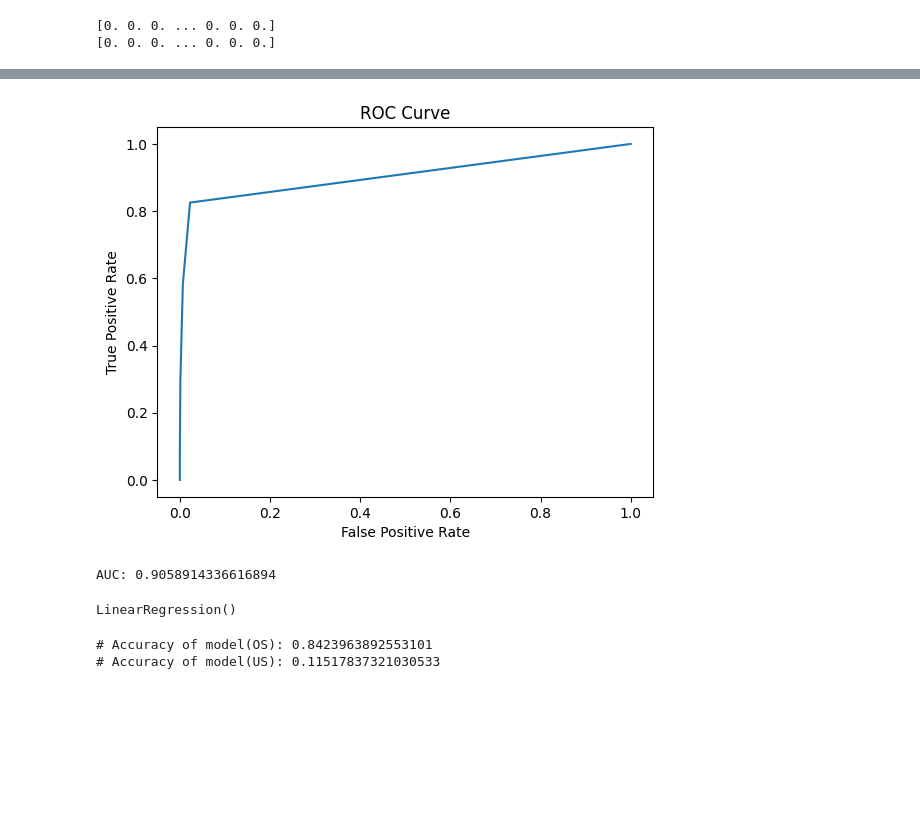
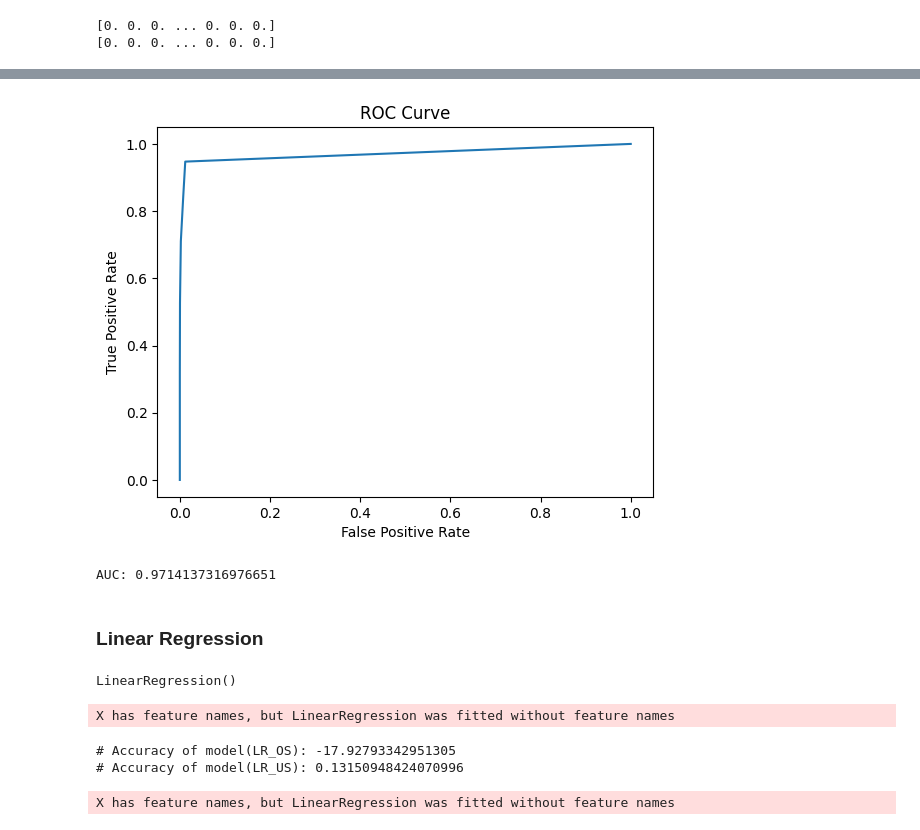
Before and after one commit to muhammed-elsherif/Machine-Learning, a Jupyter notebook: numerical.ipynb, the cells around one changed output, grey strips where cells are left out. Saved outputs shown, nothing was run; the diff lists cells and outputs as text; code cells hidden in the pictures; blank space fills up the shorter version.

```diff
--- a/numerical.ipynb
+++ b/numerical.ipynb
@@ -225,8 +229,6 @@ X_train, X_test, y_train, y_test = train_test_split(X, y, stratify = y, test_siz
 # %%
-scaler = StandardScaler()
-
-X_train_scaled = scaler.fit_transform(X_train)
-X_test_scaled = scaler.transform(X_test)
+X_train = scaler.fit_transform(X_train)
+X_test = scaler.transform(X_test)
 # %% [markdown]
 Oversampling
 # %%
@@ -323,6 +289,9 @@ y_us = data_us['fraud']
 
 # Splitting data to X_train, y_train, X_test, and y_test
 X_train_us, X_test_us, y_train_us, y_test_us = train_test_split(X_us, y_us, stratify = y_us, test_size = 0.3, random_state = 42)
+# %%
+X_train_us = scaler.fit_transform(X_train_us)
+X_test_us = scaler.transform(X_test_us)
 # %%
 print('X training shape(Oversample) = ', X_train.shape)
 print('Y training shape(Oversample) = ', y_train.shape)
@@ -440,23 +438,25 @@ AUC: 0.9969774232836316
 # %%
 # Calculate predicted probabilities for class 1
-y_pred_prob = knn_us.predict_proba(X_test)[:, 1]
+y_pred_prob = knn_us.predict_proba(X_test_us)[:, 1]
 
 # Calculate false positive rate, true positive rate, and threshold
-fpr, tpr, thresholds = roc_curve(y_test, y_pred_prob)
+fpr, tpr, thresholds = roc_curve(y_test_us, y_pred_prob)
 
 # Plot ROC curve
 plt.plot(fpr, tpr)
 plt.xlabel('False Positive Rate')
 plt.ylabel('True Positive Rate')
 plt.title('ROC Curve')
 plt.show()
 
 # Calculate the area under the ROC curve (AUC)
-auc = roc_auc_score(y_test, y_pred_prob)
+auc = roc_auc_score(y_test_us, y_pred_prob)
 print('AUC:', auc)
 # %% [output]
-[figure, old version]
+[figure, new version]
-AUC: 0.9058914336616894
+AUC: 0.9714137316976651
+# %% [markdown]
+### Linear Regression
 # %%
 lr_os = LinearRegression()
 lr_us = LinearRegression()
@@ -466,11 +466,14 @@ lr_us.fit(X_train_us, y_train_us)
 # %% [output]
 LinearRegression()
 # %%
-y_pred = lr_os.predict(X_test_balanced)
-y_pred_us = lr_us.predict(X_test_us)
+y_pred_lr = lr_os.predict(X_test)
+y_pred_lr_us = lr_us.predict(X_test_us)
+# %% [output]
+X has feature names, but LinearRegression was fitted without feature names
 # %%
-print(f'# Accuracy of model(OS): {lr_os.score(X_test_balanced, y_test_balanced)}')
-print(f'# Accuracy of model(US): {lr_us.score(X_test_us, y_test_us)}')
+print(f'# Accuracy of model(LR_OS): {lr_os.score(X_test, y_test)}')
+print(f'# Accuracy of model(LR_US): {lr_us.score(X_test_us, y_test_us)}')
 # %% [output]
-# Accuracy of model(OS): 0.8423963892553101
-# Accuracy of model(US): 0.11517837321030533
+# Accuracy of model(LR_OS): -17.92793342951305
+# Accuracy of model(LR_US): 0.13150948424070996
+X has feature names, but LinearRegression was fitted without feature names
```
Also changed, not shown: parts of 31 cells of this notebook.
